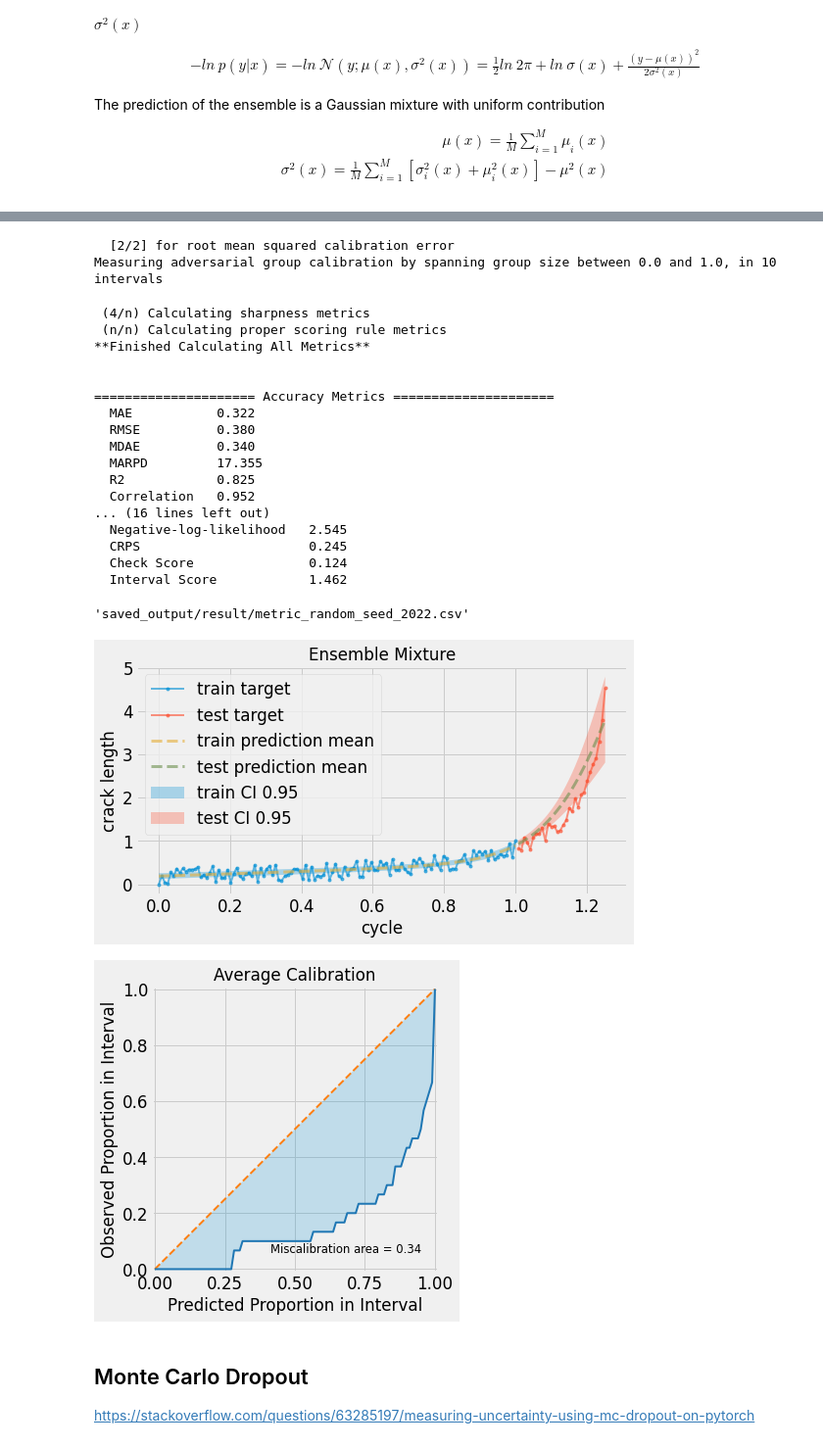
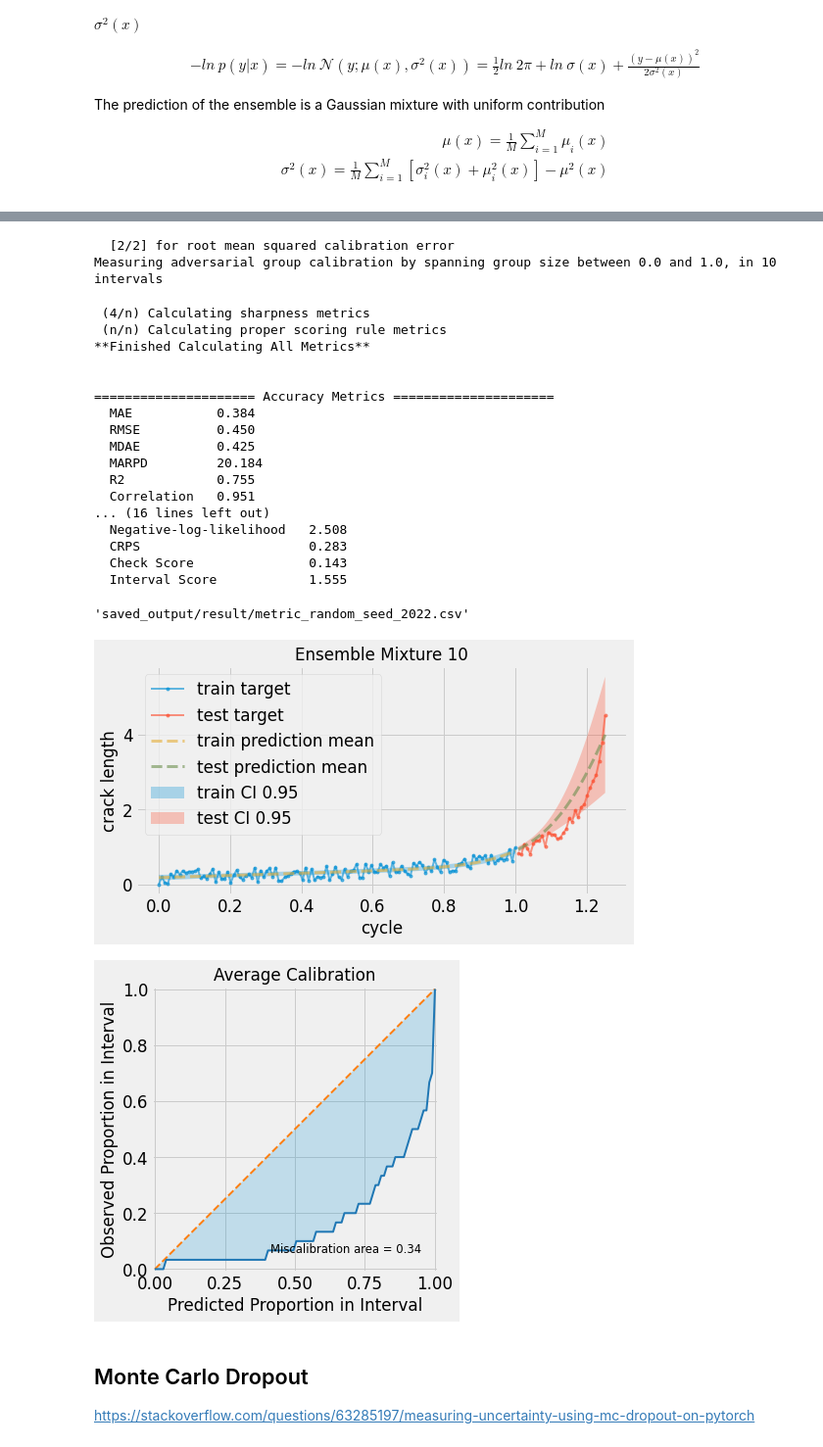
Before and after one commit to phanav/probabilistic-physics-satie, a Jupyter notebook: src/probabilistic_physics_inform_v3.ipynb, the cells around one changed output, grey strips where cells are left out. Shown at 98% size. Drawn from its saved outputs; the diff is of its cells as text; code cells hidden in the pictures.

```diff
--- a/src/probabilistic_physics_inform_v3.ipynb
+++ b/src/probabilistic_physics_inform_v3.ipynb
@@ -406,12 +406,12 @@ train_dataloader = torch.utils.data.DataLoader(
 # %%
-model = FullyConnected([1, 4, 4, 1], activation=nn.Tanh).to(DEVICE)
-criterion = nn.MSELoss()
-optimizer = torch.optim.AdamW(model.parameters(), lr=1e-7, weight_decay=1e-6)
+# model = FullyConnected([1, 4, 4, 1], activation=nn.Tanh).to(DEVICE)
+# criterion = nn.MSELoss()
+# optimizer = torch.optim.AdamW(model.parameters(), lr=1e-7, weight_decay=1e-6)
 
-lr_finder = LRFinder(model, optimizer, criterion)
-lr_finder.range_test(train_dataloader, end_lr=100, num_iter=100)
-lr_finder.plot()  # to inspect the loss-learning rate graph
-lr_finder.reset()  # to reset the model and optimizer to their initial state
+# lr_finder = LRFinder(model, optimizer, criterion)
+# lr_finder.range_test(train_dataloader, end_lr=100, num_iter=100)
+# lr_finder.plot()  # to inspect the loss-learning rate graph
+# lr_finder.reset()  # to reset the model and optimizer to their initial state
 # %% [markdown]
 ## generic train function
 # %%
@@ -938,7 +938,7 @@ def plot_target_prediction_ensemble(
 # %%
 %%time
 
-ensemble_size = 5
+ensemble_size = 10
 ensemble_model = []
 ensemble_metric = []
 
@@ -1309,49 +1309,49 @@ ensemble_test_mean, ensemble_test_var = gaussian_mixture_ensemble_forward(ensemb
 ensemble_test_std = torch.sqrt(ensemble_test_var)
 
 fig = plot_target_prediction_ensemble_gaussian_mixture(
     train_xtensor, train_ytensor, test_xtensor, test_ytensor,
     ensemble_train_mean, ensemble_train_var, ensemble_test_mean, ensemble_test_var,
-    title='Ensemble Mixture'
+    title='Ensemble Mixture 10'
 )
-save_fig(fig, "ensemble_prediction.pdf")
+save_fig(fig, "ensemble_10_prediction.pdf")
 
 ax = uct.viz.plot_calibration(ensemble_test_mean.numpy().squeeze(), ensemble_test_std.numpy().squeeze(), test_ytensor.numpy().squeeze())
-save_fig(ax.figure, "ensemble_calibration.pdf")
+save_fig(ax.figure, "ensemble_10_calibration.pdf")
 
 ensemble_metrics = uct.metrics.get_all_metrics(
     ensemble_test_mean.numpy().squeeze(), ensemble_test_std.numpy().squeeze(), test_ytensor.numpy().squeeze()
 )
 
-save_metrics('Ensemble', ensemble_duration, ensemble_metrics)
+save_metrics('Ensemble 10', ensemble_duration, ensemble_metrics)
 # %% [output]
 torch.Size([120, 1]) torch.Size([120, 1]) torch.Size([30, 1]) torch.Size([30, 1])
  (1/n) Calculating accuracy metrics
  (2/n) Calculating average calibration metrics
  (3/n) Calculating adversarial group calibration metrics
   [1/2] for mean absolute calibration error
 Measuring adversarial group calibration by spanning group size between 0.0 and 1.0, in 10 intervals
   [2/2] for root mean squared calibration error
 Measuring adversarial group calibration by spanning group size between 0.0 and 1.0, in 10 intervals
  (4/n) Calculating sharpness metrics
  (n/n) Calculating proper scoring rule metrics
 **Finished Calculating All Metrics**
 
 
 ===================== Accuracy Metrics =====================
-  MAE           0.322
-  RMSE          0.380
-  MDAE          0.340
-  MARPD         17.355
-  R2            0.825
-  Correlation   0.952
+  MAE           0.384
+  RMSE          0.450
+  MDAE          0.425
+  MARPD         20.184
+  R2            0.755
+  Correlation   0.951
 ... (16 lines left out)
-  Negative-log-likelihood   2.545
-  CRPS                      0.245
-  Check Score               0.124
-  Interval Score            1.462
+  Negative-log-likelihood   2.508
+  CRPS                      0.283
+  Check Score               0.143
+  Interval Score            1.555
 'saved_output/result/metric_random_seed_2022.csv'
-[figure, old version]
+[figure, new version]
-[figure, old version]
+[figure, new version]
 # %%
 ensemble10_model_dir = os.path.join(saved_model_dir, "ensemble10")
 os.makedirs(ensemble10_model_dir, exist_ok=True)
```
Also changed, not shown: parts of 22 cells of this notebook.
